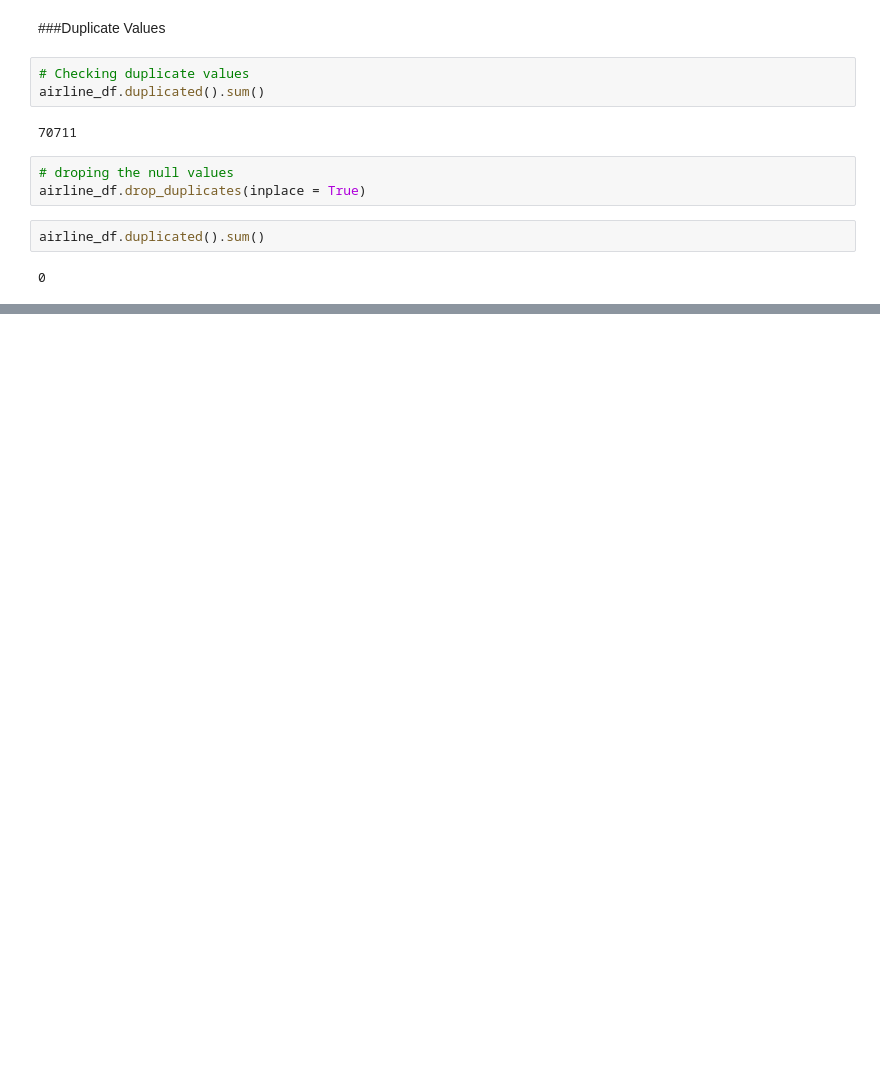
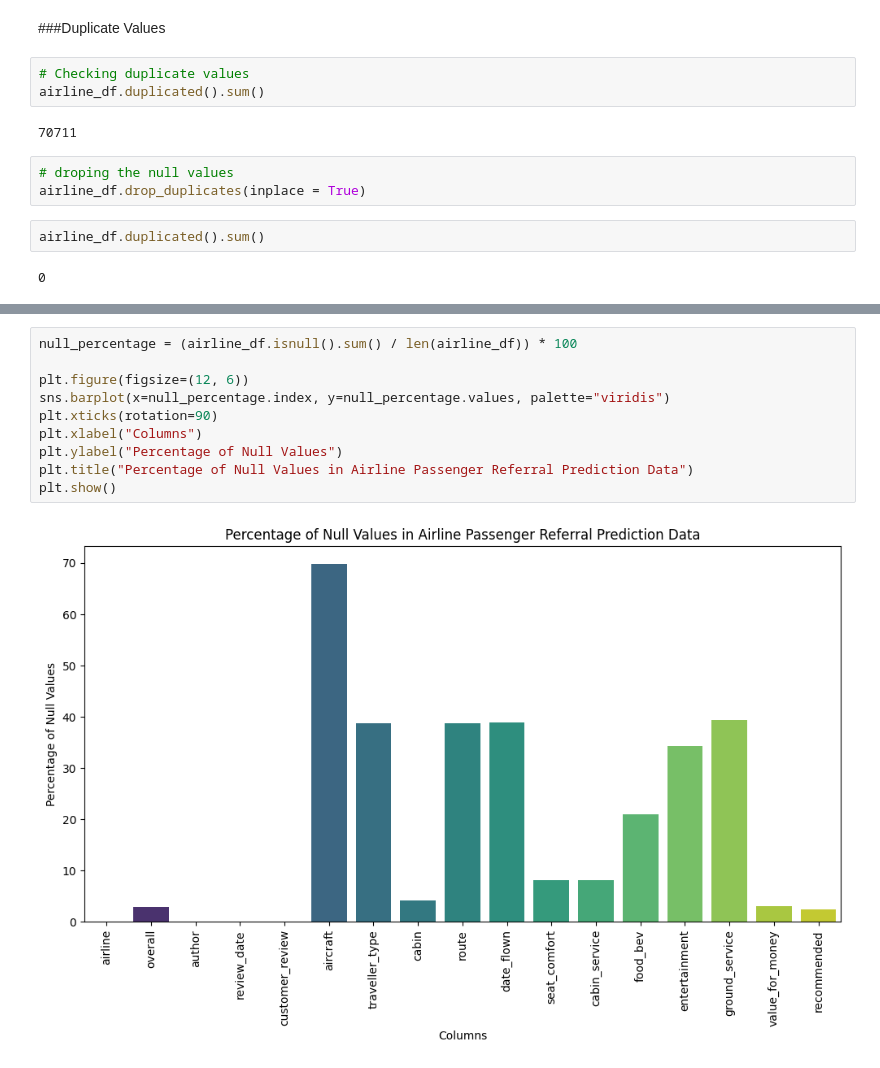
Before and after one commit to kumarsinghashu/Airline-Passenger-Referral-Prediction, a Jupyter notebook: Airline_Passenger_Referral_Prediction.ipynb, the cells around one changed output, grey strips where cells are left out. Drawn from its saved outputs; the diff is of its cells as text; blank space fills up the shorter version.

```diff
--- a/Airline_Passenger_Referral_Prediction.ipynb
+++ b/Airline_Passenger_Referral_Prediction.ipynb
@@ -203,0 +228,12 @@ airline_df.duplicated().sum()
+# %%
+null_percentage = (airline_df.isnull().sum() / len(airline_df)) * 100
+
+plt.figure(figsize=(12, 6))
+sns.barplot(x=null_percentage.index, y=null_percentage.values, palette="viridis")
+plt.xticks(rotation=90)
+plt.xlabel("Columns")
+plt.ylabel("Percentage of Null Values")
+plt.title("Percentage of Null Values in Airline Passenger Referral Prediction Data")
+plt.show()
+# %% [output]
+[figure, added]
```
Also changed, not shown: parts of 12 cells of this notebook.
